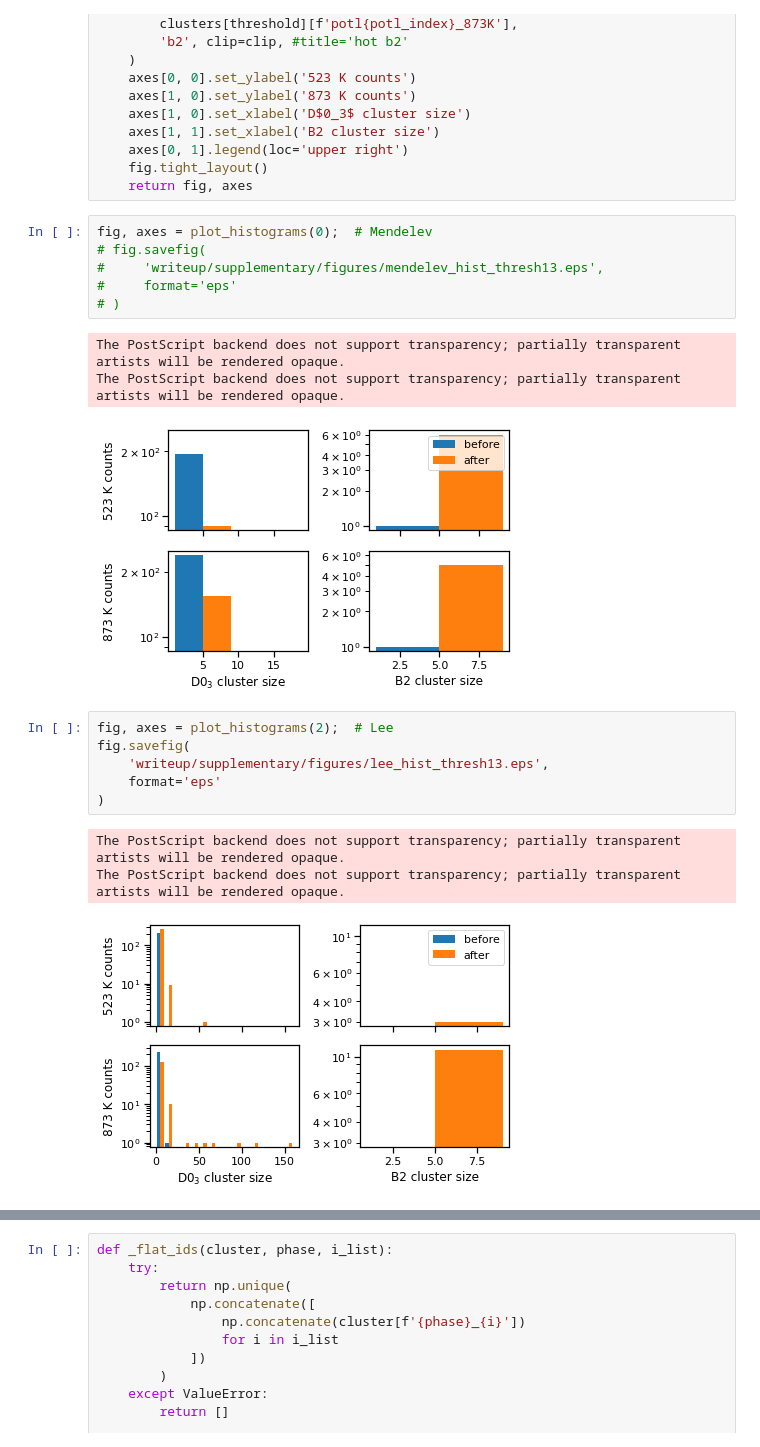
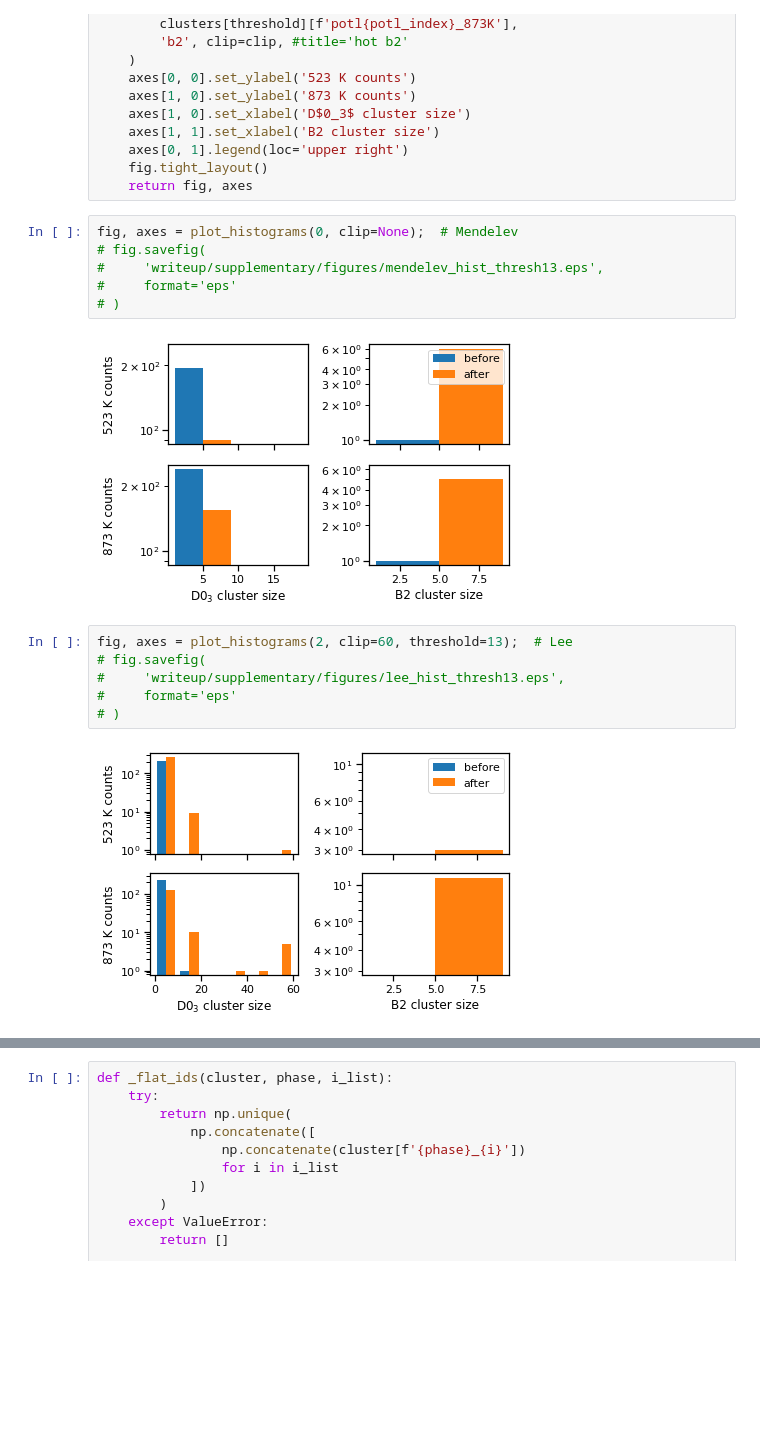
Before and after one commit to liamhuber/FeAl_solution, a Jupyter notebook: project.ipynb, the cells around one changed output, grey strips where cells are left out. Drawn from its saved outputs; the diff is of its cells as text; blank space fills up the shorter version.

```diff
--- a/project.ipynb
+++ b/project.ipynb
@@ -298,22 +298,18 @@ def plot_histograms(potl_index, threshold=13, binsize=10, clip=160):
     fig.tight_layout()
     return fig, axes
 # %%
-fig, axes = plot_histograms(0);  # Mendelev
+fig, axes = plot_histograms(0, clip=None);  # Mendelev
 # fig.savefig(
 #     'writeup/supplementary/figures/mendelev_hist_thresh13.eps',
 #     format='eps'
 # )
 # %% [output]
-The PostScript backend does not support transparency; partially transparent artists will be rendered opaque.
-The PostScript backend does not support transparency; partially transparent artists will be rendered opaque.
 [figure]
 # %%
-fig, axes = plot_histograms(2);  # Lee
-fig.savefig(
-    'writeup/supplementary/figures/lee_hist_thresh13.eps',
-    format='eps'
-)
+fig, axes = plot_histograms(2, clip=60, threshold=13);  # Lee
+# fig.savefig(
+#     'writeup/supplementary/figures/lee_hist_thresh13.eps',
+#     format='eps'
+# )
 # %% [output]
-The PostScript backend does not support transparency; partially transparent artists will be rendered opaque.
-The PostScript backend does not support transparency; partially transparent artists will be rendered opaque.
-[figure, old version]
+[figure, new version]
```
Also changed, not shown: parts of 4 cells of this notebook.
